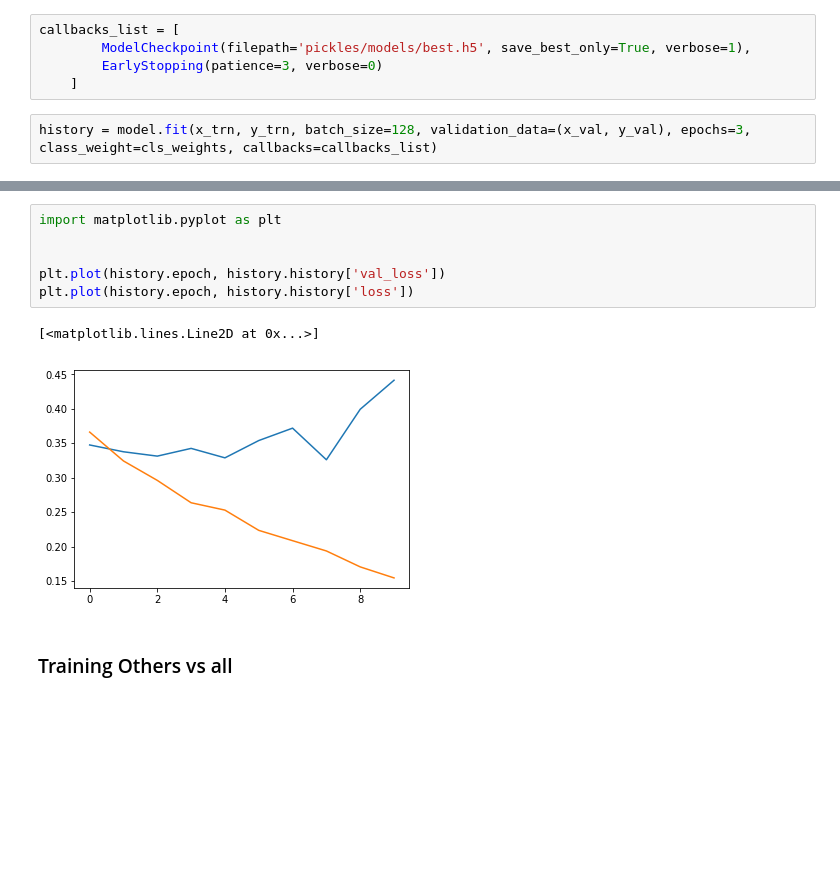
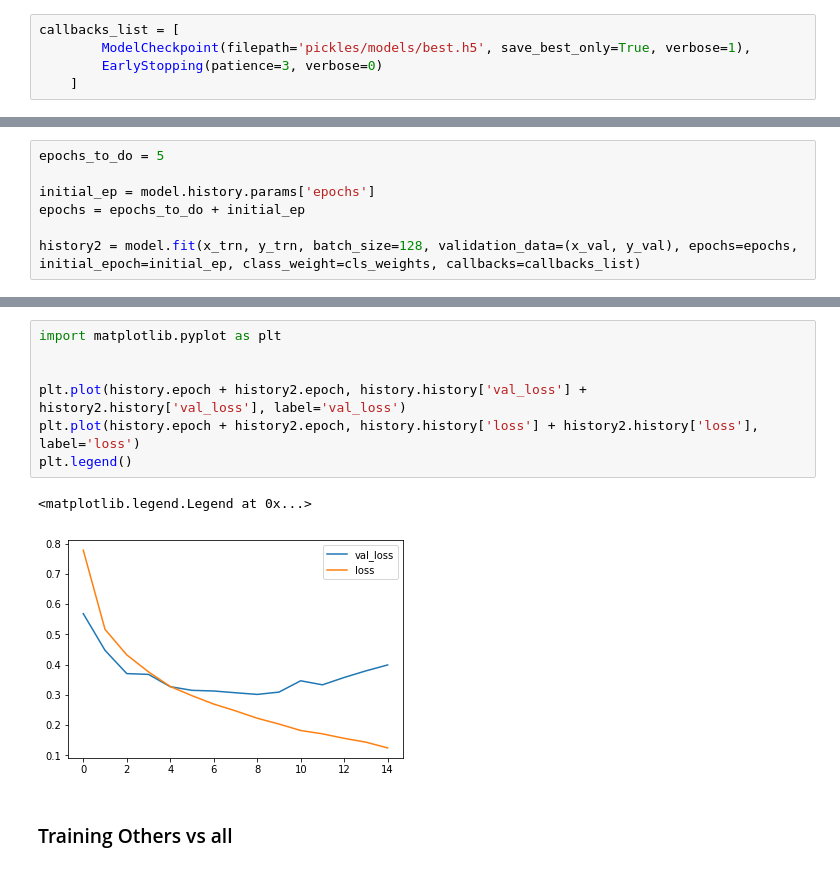
Before and after one commit to Garfounkel/emotion_analysis, a Jupyter notebook: playground.ipynb, the cells around one changed output, grey strips where cells are left out. Saved outputs shown, nothing was run; the diff lists cells and outputs as text; blank space fills up the shorter version.

```diff
--- a/playground.ipynb
+++ b/playground.ipynb
@@ -148,5 +148,3 @@ callbacks_list = [
         ModelCheckpoint(filepath='pickles/models/best.h5', save_best_only=True, verbose=1),
         EarlyStopping(patience=3, verbose=0)
     ]
-# %%
-history = model.fit(x_trn, y_trn, batch_size=128, validation_data=(x_val, y_val), epochs=3, class_weight=cls_weights, callbacks=callbacks_list)
@@ -179,0 +171,7 @@ Epoch 3/10
+# %%
+epochs_to_do = 5
+
+initial_ep = model.history.params['epochs']
+epochs = epochs_to_do + initial_ep
+
+history2 = model.fit(x_trn, y_trn, batch_size=128, validation_data=(x_val, y_val), epochs=epochs, initial_epoch=initial_ep, class_weight=cls_weights, callbacks=callbacks_list)
@@ -180,12 +196,13 @@ Epoch 3/10
 # %%
 import matplotlib.pyplot as plt
 
 
-plt.plot(history.epoch, history.history['val_loss'])
-plt.plot(history.epoch, history.history['loss'])
+plt.plot(history.epoch + history2.epoch, history.history['val_loss'] + history2.history['val_loss'], label='val_loss')
+plt.plot(history.epoch + history2.epoch, history.history['loss'] + history2.history['loss'], label='loss')
+plt.legend()
 # %% [output]
-[<matplotlib.lines.Line2D at 0x...>]
+<matplotlib.legend.Legend at 0x...>
-[figure, old version]
+[figure, new version]
 # %% [markdown]
 ### Training Others vs all
 # %%
```
Also changed, not shown: parts of 13 cells of this notebook, 1 other file.
